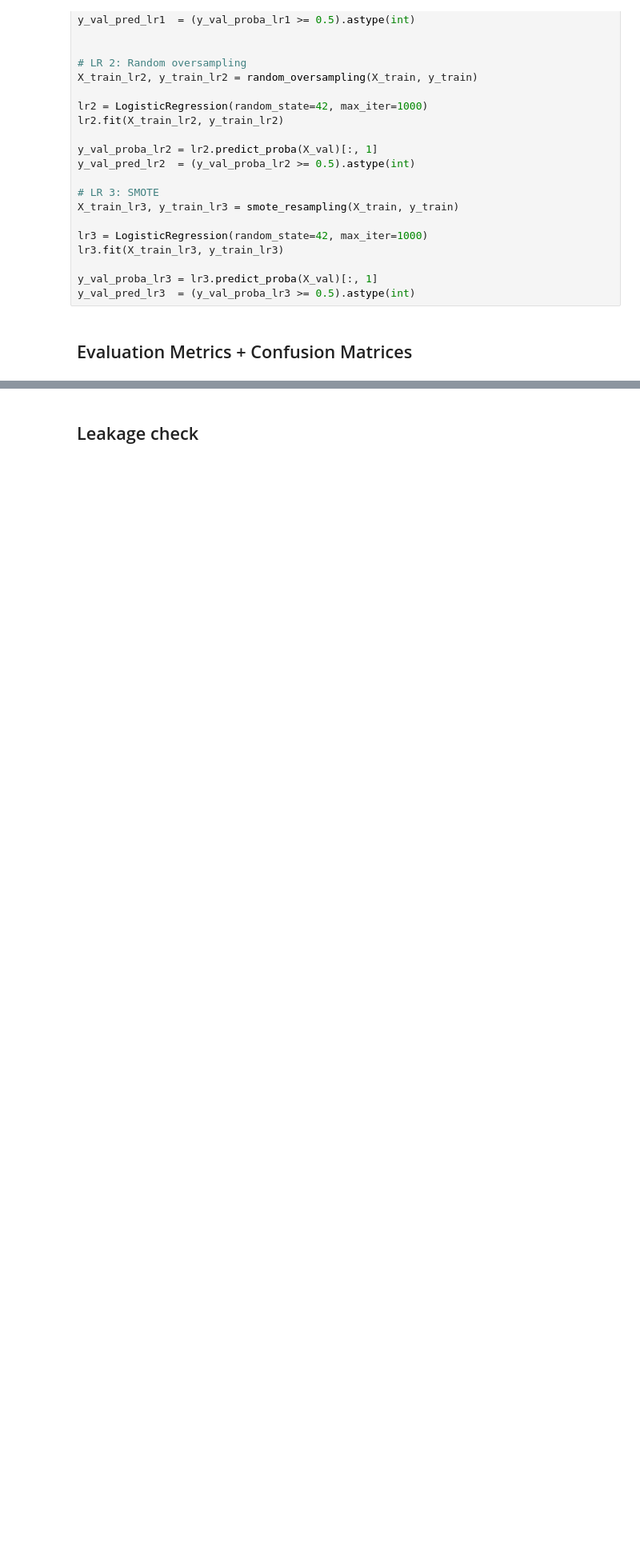
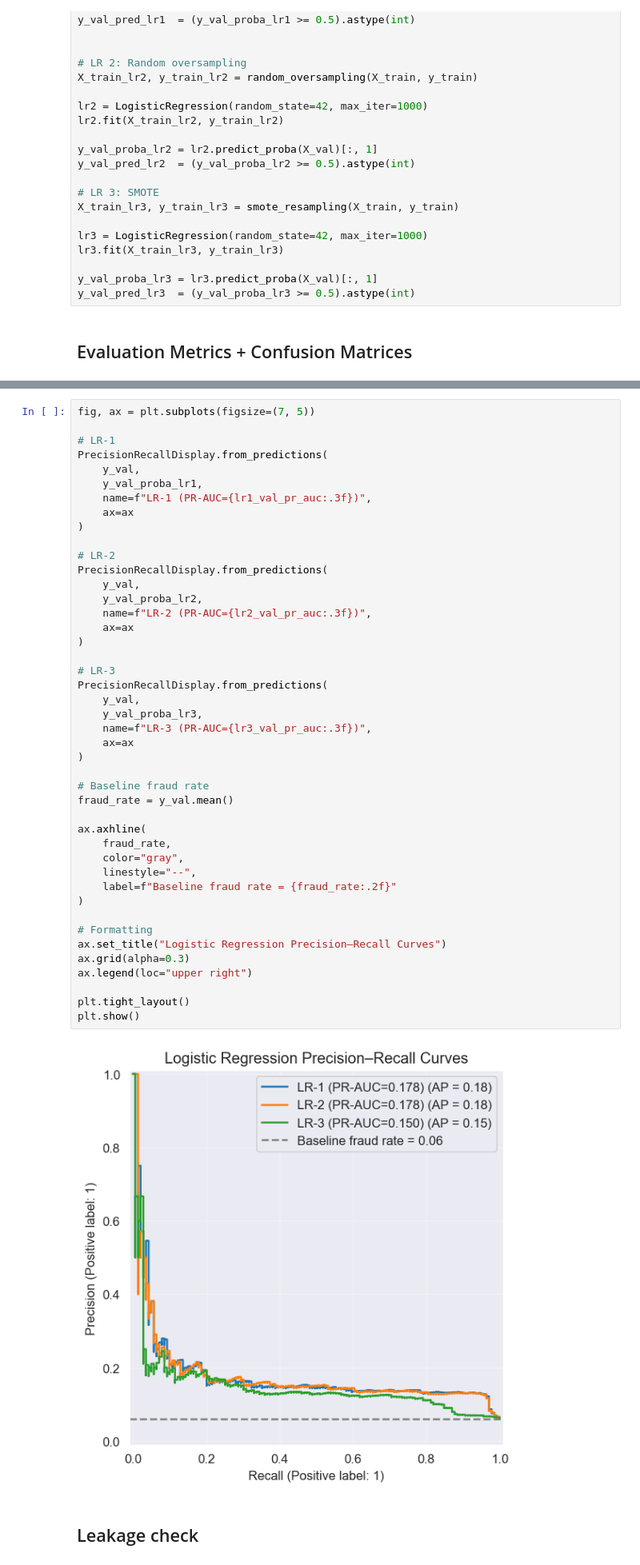
Before and after one commit to 1manvi/ML-Credit-Card-Fraud-2026, a Jupyter notebook: data_preprocessing_feature_engineering+XGBoost_not_finished.ipynb, the cells around one changed output, grey strips where cells are left out. Shown at 80% size. Saved outputs shown, nothing was run; the diff lists cells and outputs as text; blank space fills up the shorter version.

```diff
--- a/data_preprocessing_feature_engineering+XGBoost_not_finished.ipynb
+++ b/data_preprocessing_feature_engineering+XGBoost_not_finished.ipynb
@@ -494,3 +495,49 @@ LR-1 (no resampling)  0.1783   0.7916     0.1319  0.8417 0.2281
+# %%
+fig, ax = plt.subplots(figsize=(7, 5))
+
+# LR-1
+PrecisionRecallDisplay.from_predictions(
+    y_val,
+    y_val_proba_lr1,
+    name=f"LR-1 (PR-AUC={lr1_val_pr_auc:.3f})",
+    ax=ax
+)
+
+# LR-2
+PrecisionRecallDisplay.from_predictions(
+    y_val,
+    y_val_proba_lr2,
+    name=f"LR-2 (PR-AUC={lr2_val_pr_auc:.3f})",
+    ax=ax
+)
+
+# LR-3
+PrecisionRecallDisplay.from_predictions(
+    y_val,
+    y_val_proba_lr3,
+    name=f"LR-3 (PR-AUC={lr3_val_pr_auc:.3f})",
+    ax=ax
+)
+
+# Baseline fraud rate
+fraud_rate = y_val.mean()
+
+ax.axhline(
+    fraud_rate,
+    color="gray",
+    linestyle="--",
+    label=f"Baseline fraud rate = {fraud_rate:.2f}"
+)
+
+# Formatting
+ax.set_title("Logistic Regression Precision–Recall Curves")
+ax.grid(alpha=0.3)
+ax.legend(loc="upper right")
+
+plt.tight_layout()
+plt.show()
+# %% [output]
+[figure, added]
 # %% [markdown]
 ## Leakage check
 # %%
```
Also changed, not shown: parts of 10 cells of this notebook.
